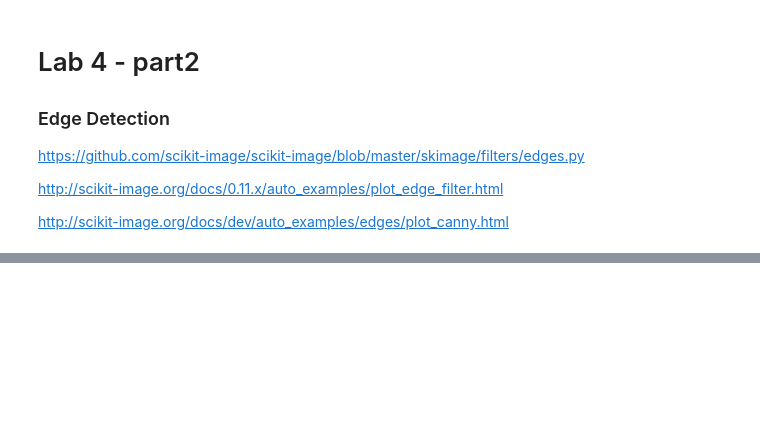
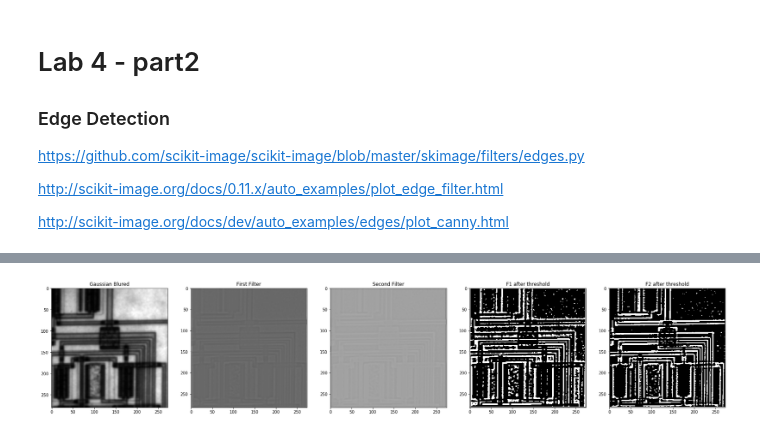
Before and after one commit to ahmedx3/Image-Processing-Labs, a Jupyter notebook: Lab5-Edge-Detection/Lab_Edge_Detection_STD.ipynb, the cells around one changed output, grey strips where cells are left out. Cells and saved outputs as stored; diff of their text form; code cells hidden in the pictures; blank space fills up the shorter version.

```diff
--- a/Lab5-Edge-Detection/Lab_Edge_Detection_STD.ipynb
+++ b/Lab5-Edge-Detection/Lab_Edge_Detection_STD.ipynb
@@ -30,3 +34,48 @@ thres= 20
+# %%
+# 3. Custom LoG
+thres= 20
+img = rgb2gray(io.imread('circuit.tif'))
+
+imgsArray = []
+labelArray = []
+
+# Applying gaussian filter
+bluredImg = gaussian(img,1.5)
+
+f1 = np.array([
+    [-1,-1,-1],
+    [-1,8,-1],
+    [-1,-1,-1]
+])
+
+f2 = np.array([
+    [0,1,0],
+    [1,-4,1],
+    [0,1,0]
+])
+
+imgsArray.append(bluredImg)
+labelArray.append("Gaussian Blured")
+
+img_f1 = convolve2d(bluredImg,f1)
+img_f2 = convolve2d(bluredImg,f2)
+
+imgsArray.append(img_f1)
+labelArray.append("First Filter")
+imgsArray.append(img_f2)
+labelArray.append("Second Filter")
+
+img_f1_after_threshold = img_f1 > 0.03
+img_f2_after_threshold = img_f2 > 0.01
+
+imgsArray.append(img_f1_after_threshold)
+labelArray.append("F1 after threshold")
+imgsArray.append(img_f2_after_threshold)
+labelArray.append("F2 after threshold")
+
+show_images(imgsArray,labelArray)
+# %% [output]
+[figure, added]
 # %%
 '''
 Optional
```
Also changed, not shown: parts of 3 cells of this notebook.
